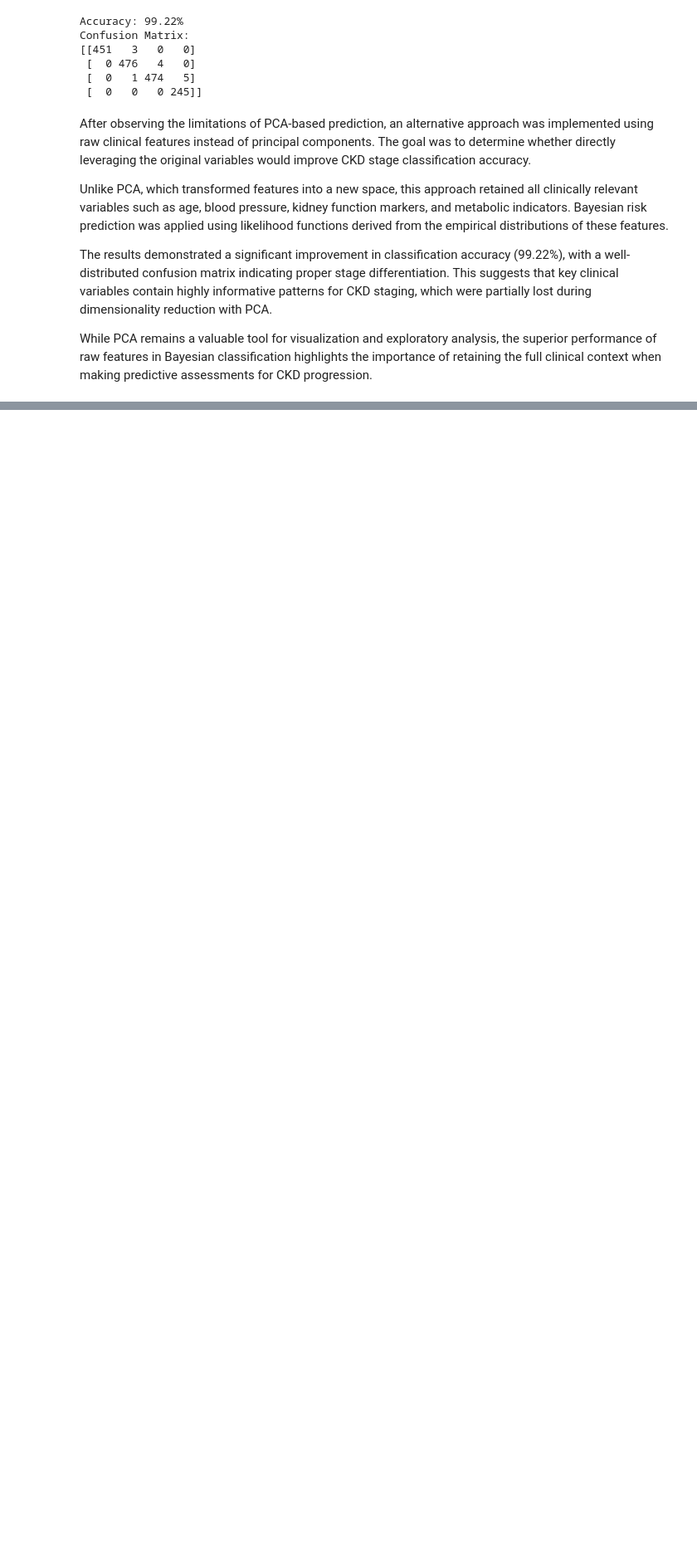
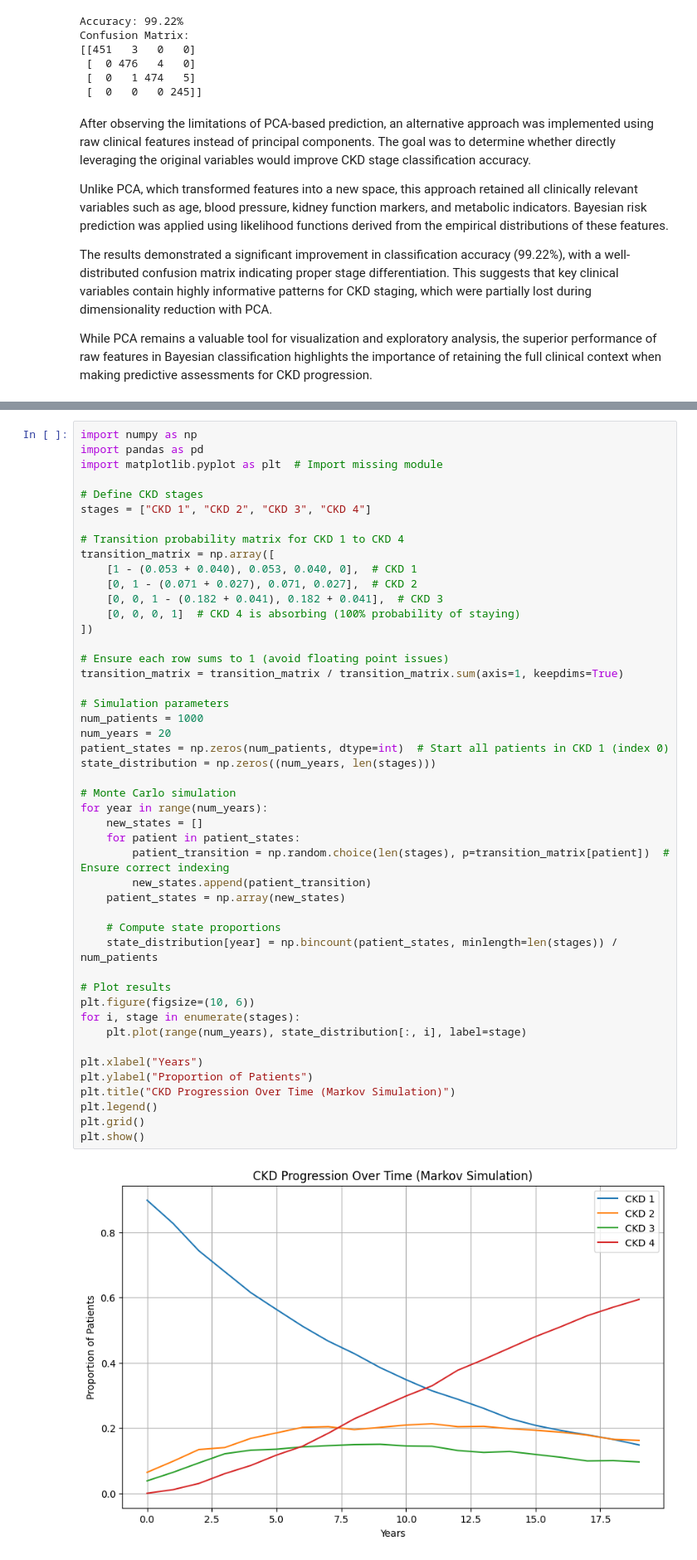
Before and after one commit to GloriaMoraaRiechi/Spring-2025, a Jupyter notebook: ckd_analysis.ipynb, the cells around one changed output, grey strips where cells are left out. Shown at 83% size. Saved outputs shown, nothing was run; the diff lists cells and outputs as text; blank space fills up the shorter version.

```diff
--- a/ckd_analysis.ipynb
+++ b/ckd_analysis.ipynb
@@ -1335,0 +1364,49 @@ While PCA remains a valuable tool for visualization and exploratory analysis, th
+# %%
+import numpy as np
+import pandas as pd
+import matplotlib.pyplot as plt  # Import missing module
+
+# Define CKD stages
+stages = ["CKD 1", "CKD 2", "CKD 3", "CKD 4"]
+
+# Transition probability matrix for CKD 1 to CKD 4
+transition_matrix = np.array([
+    [1 - (0.053 + 0.040), 0.053, 0.040, 0],  # CKD 1
+    [0, 1 - (0.071 + 0.027), 0.071, 0.027],  # CKD 2
+    [0, 0, 1 - (0.182 + 0.041), 0.182 + 0.041],  # CKD 3
+    [0, 0, 0, 1]  # CKD 4 is absorbing (100% probability of staying)
+])
+
+# Ensure each row sums to 1 (avoid floating point issues)
+transition_matrix = transition_matrix / transition_matrix.sum(axis=1, keepdims=True)
+
+# Simulation parameters
+num_patients = 1000
+num_years = 20
+patient_states = np.zeros(num_patients, dtype=int)  # Start all patients in CKD 1 (index 0)
+state_distribution = np.zeros((num_years, len(stages)))
+
+# Monte Carlo simulation
+for year in range(num_years):
+    new_states = []
+    for patient in patient_states:
+        patient_transition = np.random.choice(len(stages), p=transition_matrix[patient])  # Ensure correct indexing
+        new_states.append(patient_transition)
+    patient_states = np.array(new_states)
+
+    # Compute state proportions
+    state_distribution[year] = np.bincount(patient_states, minlength=len(stages)) / num_patients
+
+# Plot results
+plt.figure(figsize=(10, 6))
+for i, stage in enumerate(stages):
+    plt.plot(range(num_years), state_distribution[:, i], label=stage)
+
+plt.xlabel("Years")
+plt.ylabel("Proportion of Patients")
+plt.title("CKD Progression Over Time (Markov Simulation)")
+plt.legend()
+plt.grid()
+plt.show()
+# %% [output]
+[figure, added]
```
Also changed, not shown: parts of 15 cells of this notebook.
